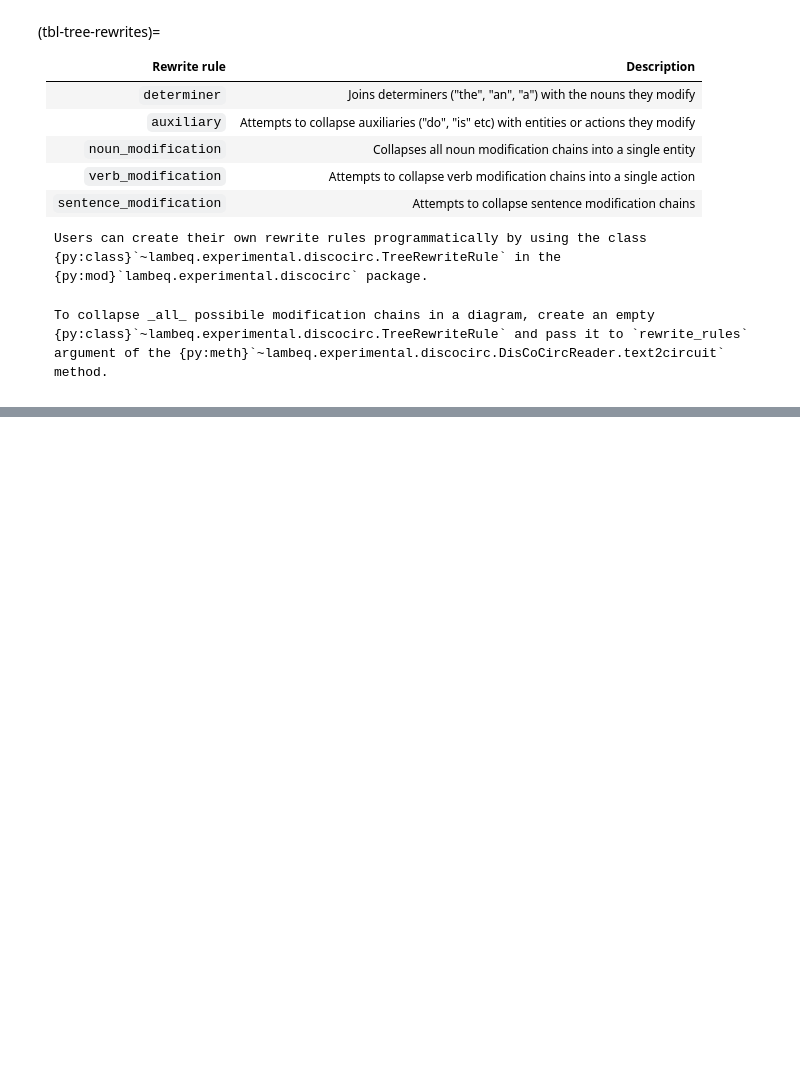
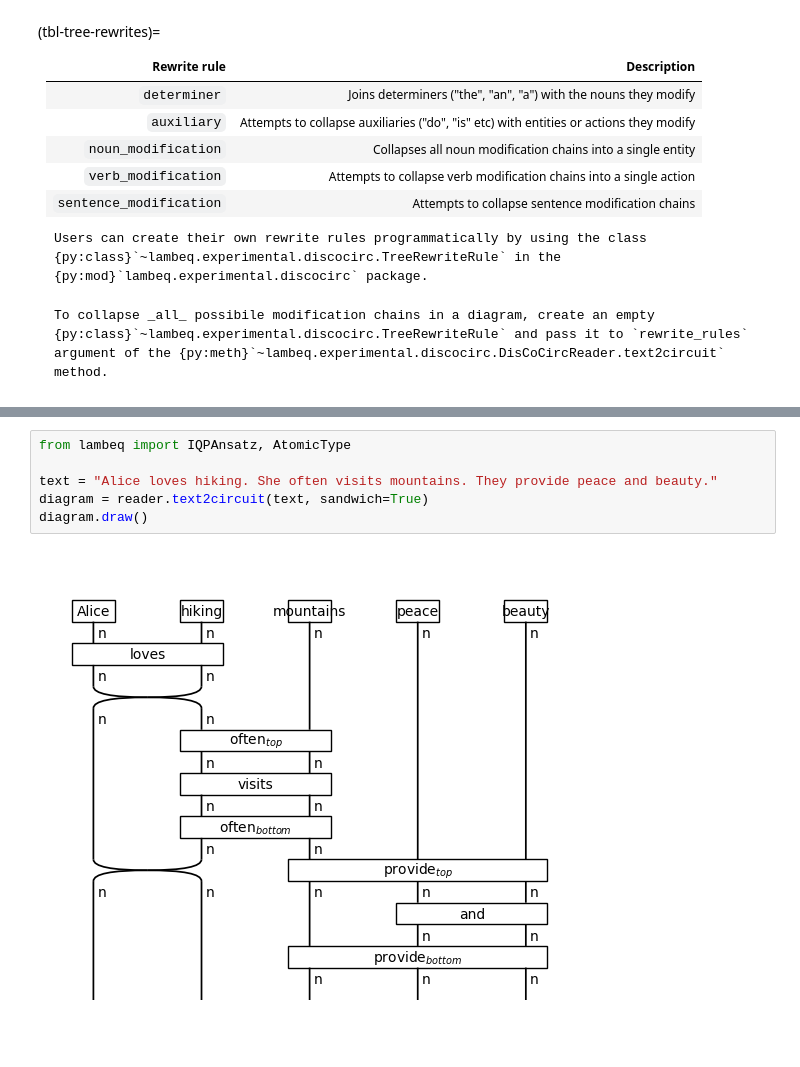
Before and after one commit to CQCL/lambeq-docs, a Jupyter notebook: docs/tutorials/discocirc-basics.ipynb, the cells around one changed output, grey strips where cells are left out. Drawn from its saved outputs; the diff is of its cells as text; blank space fills up the shorter version.

```diff
--- a/docs/tutorials/discocirc-basics.ipynb
+++ b/docs/tutorials/discocirc-basics.ipynb
@@ -130,0 +146,8 @@ In a {term}`DisCoCirc` diagram, {term}`frames <frame>` can be seen as "quantum s
+# %%
+from lambeq import IQPAnsatz, AtomicType
+
+text = "Alice loves hiking. She often visits mountains. They provide peace and beauty."
+diagram = reader.text2circuit(text, sandwich=True)
+diagram.draw()
+# %% [output]
+[figure, added]
```
Also changed, not shown: parts of 13 cells of this notebook.
